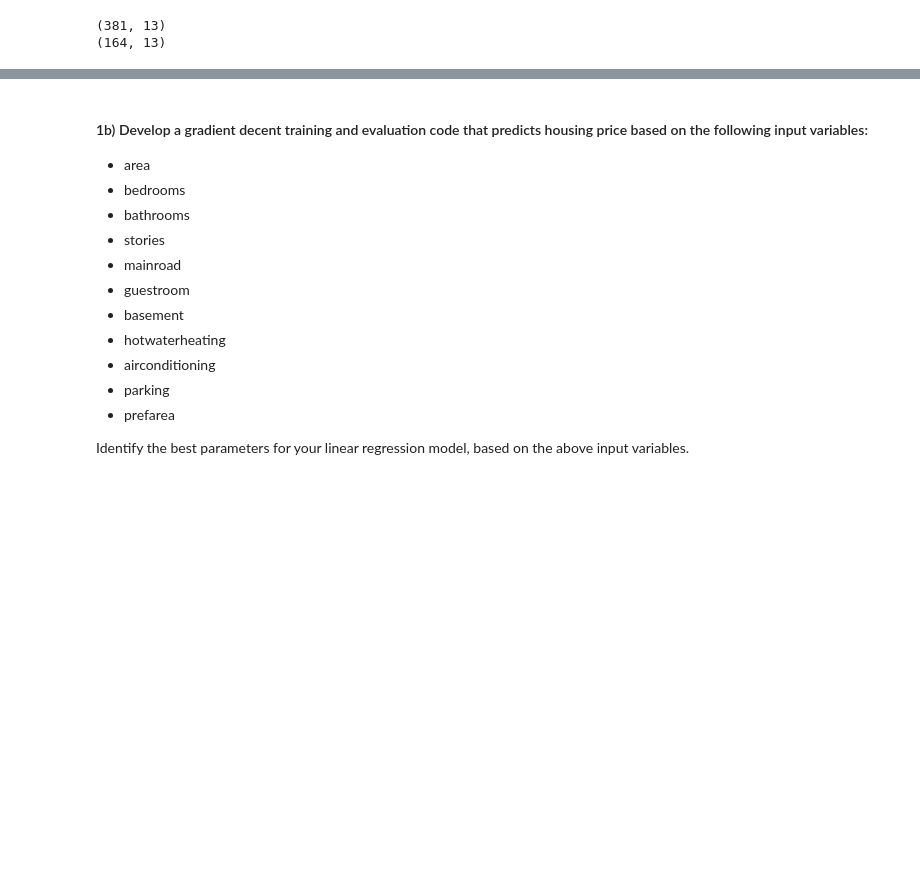
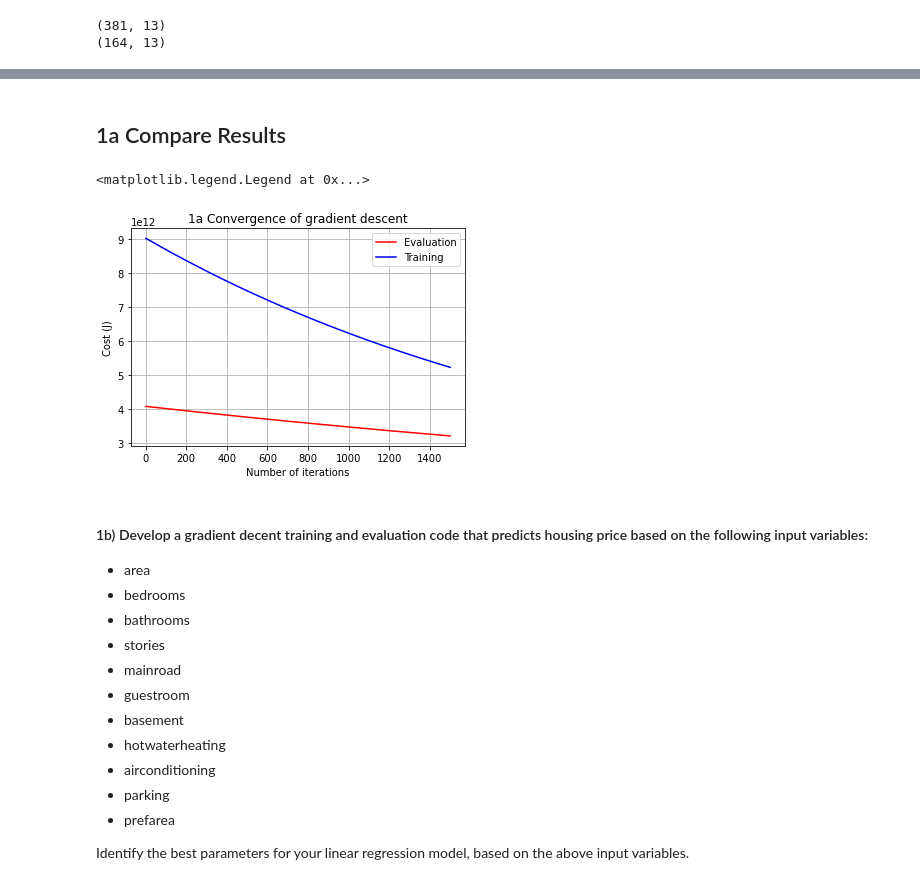
Before and after one commit to ric3b0wl/ECGR4105-IntroML, a Jupyter notebook: hw1/hw1.ipynb, the cells around one changed output, grey strips where cells are left out. Saved outputs shown, nothing was run; the diff lists cells and outputs as text; code cells hidden in the pictures; blank space fills up the shorter version.

```diff
--- a/hw1/hw1.ipynb
+++ b/hw1/hw1.ipynb
@@ -322,0 +201,11 @@ Cost on parking evaluation data:  0.015189663525159854
+# %%
+xa_T = np.ones((m_T,1))
+ya_T = price_T
+
+area_T = area_T.reshape(m_T,1)
+bedrooms_T = bedrooms_T.reshape(m_T,1)
+bathrooms_T = bathrooms_T.reshape(m_T,1)
+stories_T = stories_T.reshape(m_T,1)
+parking_T = parking_T.reshape(m_T,1)
+
+xa_T = np.hstack((xa_T, area_T, bedrooms_T, bathrooms_T, stories_T, parking_T))
@@ -337,3 +235,29 @@ plt.show()
+# %%
+xa_E = np.ones((m_E,1))
+ya_E = price_E
+
+area_E = area_E.reshape(m_E,1)
+bedrooms_E = bedrooms_E.reshape(m_E,1)
+bathrooms_E = bathrooms_E.reshape(m_E,1)
+stories_E = stories_E.reshape(m_E,1)
+parking_E = parking_E.reshape(m_E,1)
+
+xa_E = np.hstack((xa_E, area_E, bedrooms_E, bathrooms_E, stories_E, parking_E))
+# %% [markdown]
+## 1a Compare Results
+# %%
+iterations_E, cost_history_E = cost_history_a(xa_E, price_E)
+iterations_T, cost_history_T = cost_history_a(xa_T, price_T)
+plt.plot(range(1, iterations_E + 1), cost_history_E, color='red', label='Evaluation')
+plt.plot(range(1, iterations_T + 1), cost_history_T, color='blue', label='Training')
+plt.grid()
+plt.xlabel('Number of iterations')
+plt.ylabel('Cost (J)')
+plt.title('1a Convergence of gradient descent')
+plt.legend()
+# %% [output]
+<matplotlib.legend.Legend at 0x...>
+[figure, added]
 # %% [markdown]
 #### 1b) Develop a gradient decent training and evaluation code that predicts housing price based on the following input variables:
 
```
Also changed, not shown: parts of 68 cells of this notebook, 1 other file.
